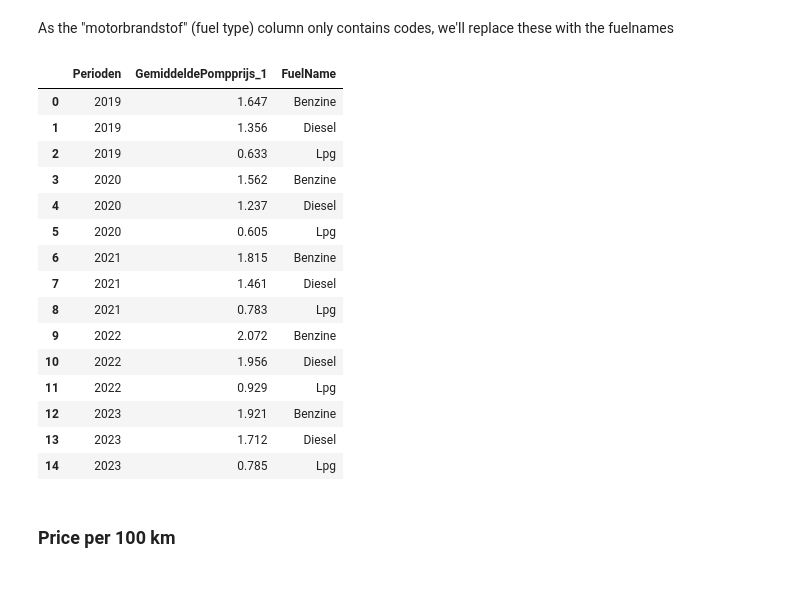
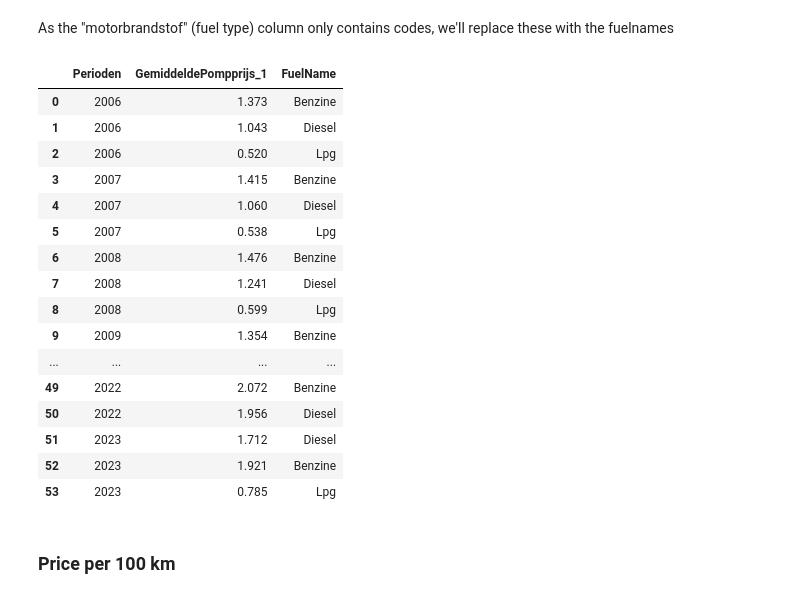
Before and after one commit to henkrehorst/uu_dss_project, a Jupyter notebook: dashboard/SeparateChartsForTesting/PriceComparison.ipynb, the cells around one changed output. Saved outputs shown, nothing was run; the diff lists cells and outputs as text; code cells hidden in the pictures.

```diff
--- a/dashboard/SeparateChartsForTesting/PriceComparison.ipynb
+++ b/dashboard/SeparateChartsForTesting/PriceComparison.ipynb
@@ -392,36 +392,37 @@ As the "motorbrandstof" (fuel type) column only contains codes, we'll replace th
 # %%
 fuelPrices = fuelPrices.merge(fuelNames, left_on='Motorbrandstof', right_on='Key', how='left')
 
 # Drop the 'Key' column since we don't need it anymore
 fuelPrices = fuelPrices.drop(columns=['Motorbrandstof', 'Key']).rename(columns={'Title': 'FuelName'})
 
 # for our comparison, we are only interested in the years from 2019
-fuelPrices = fuelPrices[fuelPrices['Perioden'].astype(int) >= 2019]
+#fuelPrices = fuelPrices[fuelPrices['Perioden'].astype(int) >= 2019]
 
 # sort for readability
 fuelPrices = fuelPrices.sort_values(by=['Perioden'], ascending=True).reset_index(drop=True)
 
 # drop redundant columns
 fuelPrices = fuelPrices.drop(['ID'],axis=1)
 
 fuelPrices
 # %% [output]
 |  | Perioden | GemiddeldePompprijs_1 | FuelName |
-| 0 | 2019 | 1.647 | Benzine |
-| 1 | 2019 | 1.356 | Diesel |
-| 2 | 2019 | 0.633 | Lpg |
-| 3 | 2020 | 1.562 | Benzine |
-| 4 | 2020 | 1.237 | Diesel |
-| 5 | 2020 | 0.605 | Lpg |
-| 6 | 2021 | 1.815 | Benzine |
-| 7 | 2021 | 1.461 | Diesel |
-| 8 | 2021 | 0.783 | Lpg |
-| 9 | 2022 | 2.072 | Benzine |
-| 10 | 2022 | 1.956 | Diesel |
-| 11 | 2022 | 0.929 | Lpg |
-| 12 | 2023 | 1.921 | Benzine |
-| 13 | 2023 | 1.712 | Diesel |
-| 14 | 2023 | 0.785 | Lpg |
+| 0 | 2006 | 1.373 | Benzine |
+| 1 | 2006 | 1.043 | Diesel |
+| 2 | 2006 | 0.520 | Lpg |
+| 3 | 2007 | 1.415 | Benzine |
+| 4 | 2007 | 1.060 | Diesel |
+| 5 | 2007 | 0.538 | Lpg |
+| 6 | 2008 | 1.476 | Benzine |
+| 7 | 2008 | 1.241 | Diesel |
+| 8 | 2008 | 0.599 | Lpg |
+| 9 | 2009 | 1.354 | Benzine |
+| ... | ... | ... | ... |
+| 49 | 2022 | 2.072 | Benzine |
+| 50 | 2022 | 1.956 | Diesel |
+| 51 | 2023 | 1.712 | Diesel |
+| 52 | 2023 | 1.921 | Benzine |
+| 53 | 2023 | 0.785 | Lpg |
 # %% [markdown]
 ### Price per 100 km
 # %% [markdown]
```
Also changed, not shown: parts of 10 cells of this notebook.
